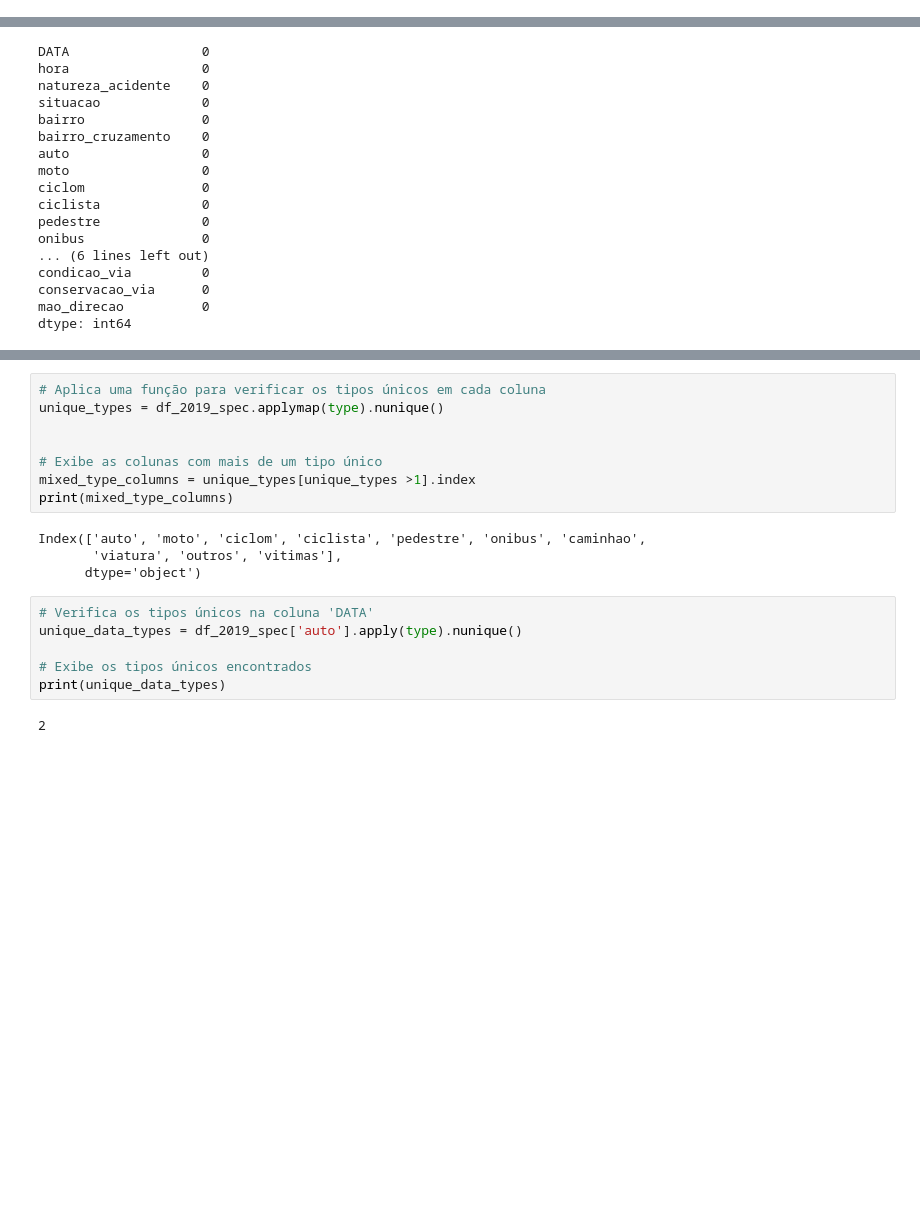
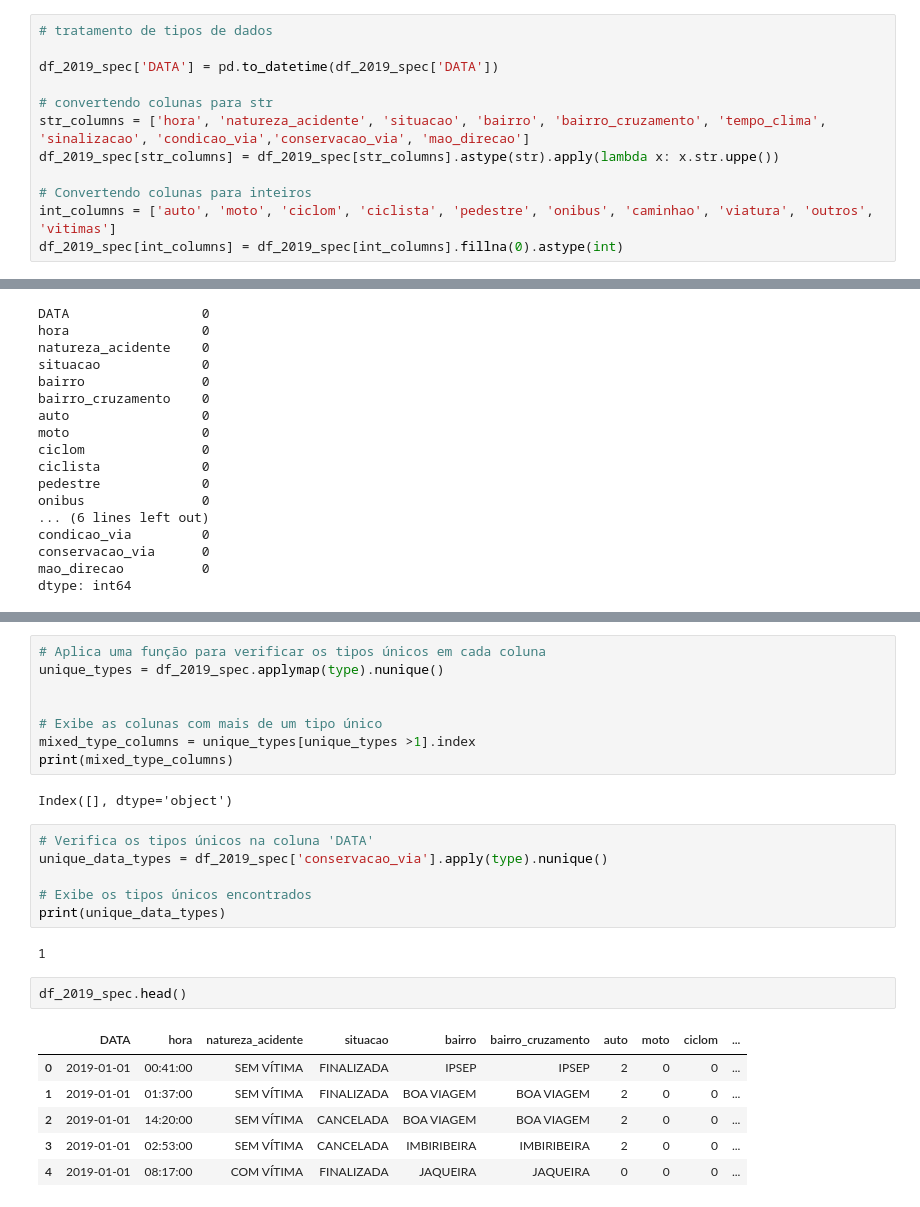
Before and after one commit to breendawelly/pos-engenharia-dados, a Jupyter notebook: 3.Source/2019.ipynb, the cells around one changed output, grey strips where cells are left out. Saved outputs shown, nothing was run; the diff lists cells and outputs as text; blank space fills up the shorter version.

```diff
--- a/3.Source/2019.ipynb
+++ b/3.Source/2019.ipynb
@@ -96,3 +126,15 @@ dtype: int64
 valores_nulos = {"hora": '00:00', "natureza_acidente":'OUTROS', "situacao":'OUTROS',"bairro":'OUTROS',"bairro_cruzamento":'OUTROS', "auto":'0', "moto":'0', "ciclom":'0', "ciclista":'0',	"pedestre":'0',"onibus":'0', "caminhao":'0', "viatura":'0',	"outros":'0', "vitimas":'0', "tempo_clima":'OUTROS',"sinalizacao":'OUTROS',	"condicao_via":'OUTROS',	"conservacao_via":'OUTROS',"mao_direcao":'OUTROS'  }
 
 df_2019_spec = df_2019_spec.fillna(valores_nulos)
+# %%
+# tratamento de tipos de dados
+
+df_2019_spec['DATA'] = pd.to_datetime(df_2019_spec['DATA'])
+
+# convertendo colunas para str
+str_columns = ['hora', 'natureza_acidente', 'situacao', 'bairro', 'bairro_cruzamento', 'tempo_clima', 'sinalizacao', 'condicao_via','conservacao_via', 'mao_direcao']
+df_2019_spec[str_columns] = df_2019_spec[str_columns].astype(str).apply(lambda x: x.str.uppe())
+
+# Convertendo colunas para inteiros
+int_columns = ['auto', 'moto', 'ciclom', 'ciclista', 'pedestre', 'onibus', 'caminhao', 'viatura', 'outros', 'vitimas']
+df_2019_spec[int_columns] = df_2019_spec[int_columns].fillna(0).astype(int)
@@ -146,14 +211,21 @@ unique_types = df_2019_spec.applymap(type).nunique()
 mixed_type_columns = unique_types[unique_types >1].index
 print(mixed_type_columns)
 # %% [output]
-Index(['auto', 'moto', 'ciclom', 'ciclista', 'pedestre', 'onibus', 'caminhao',
-       'viatura', 'outros', 'vitimas'],
-      dtype='object')
+Index([], dtype='object')
 # %%
 # Verifica os tipos únicos na coluna 'DATA'
-unique_data_types = df_2019_spec['auto'].apply(type).nunique()
+unique_data_types = df_2019_spec['conservacao_via'].apply(type).nunique()
 
 # Exibe os tipos únicos encontrados
 print(unique_data_types)
 # %% [output]
-2
+1
+# %%
+df_2019_spec.head()
+# %% [output]
+|  | DATA | hora | natureza_acidente | situacao | bairro | bairro_cruzamento | auto | moto | ciclom | ... |
+| 0 | 2019-01-01 | 00:41:00 | SEM VÍTIMA | FINALIZADA | IPSEP | IPSEP | 2 | 0 | 0 | ... |
+| 1 | 2019-01-01 | 01:37:00 | SEM VÍTIMA | FINALIZADA | BOA VIAGEM | BOA VIAGEM | 2 | 0 | 0 | ... |
+| 2 | 2019-01-01 | 14:20:00 | SEM VÍTIMA | CANCELADA | BOA VIAGEM | BOA VIAGEM | 2 | 0 | 0 | ... |
+| 3 | 2019-01-01 | 02:53:00 | SEM VÍTIMA | CANCELADA | IMBIRIBEIRA | IMBIRIBEIRA | 2 | 0 | 0 | ... |
+| 4 | 2019-01-01 | 08:17:00 | COM VÍTIMA | FINALIZADA | JAQUEIRA | JAQUEIRA | 0 | 0 | 0 | ... |
```
Also changed, not shown: parts of 7 cells of this notebook.
